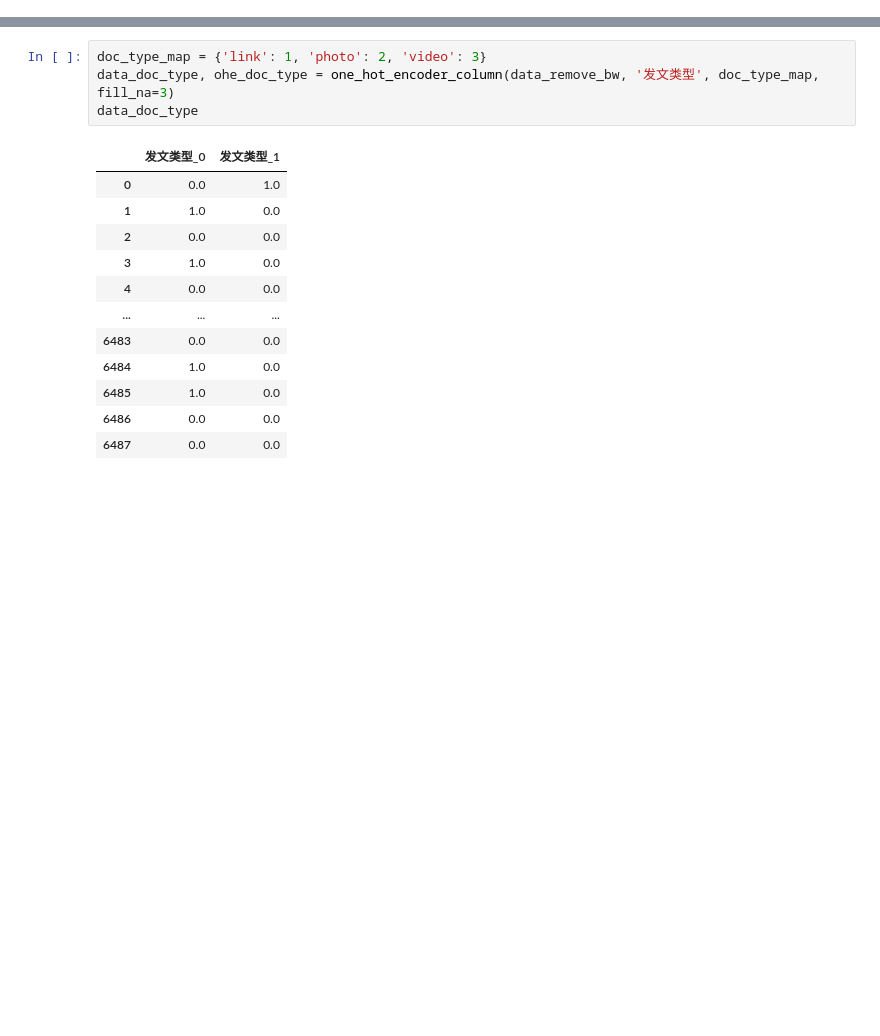
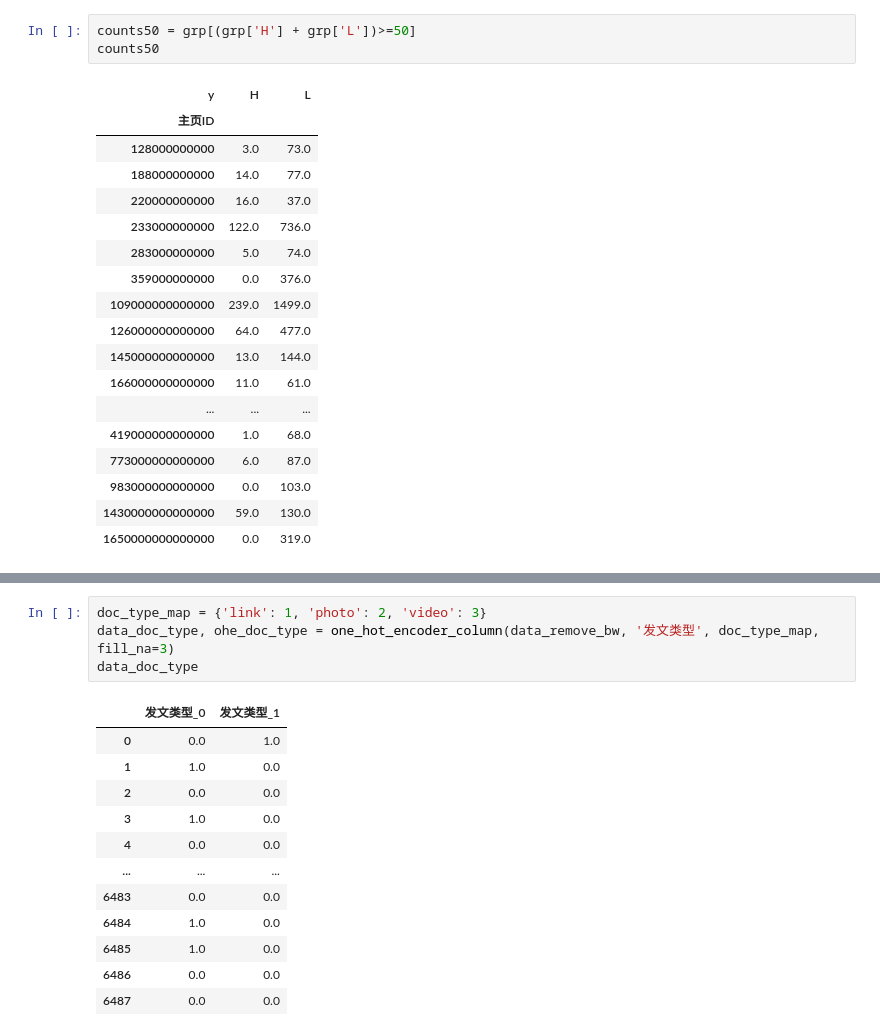
Before and after one commit to ProfFL028/TwilightStruggle, a Jupyter notebook: MachineLearning/practice/1_feature_selection2.ipynb, the cells around one changed output, grey strips where cells are left out. Cells and saved outputs as stored; diff of their text form; blank space fills up the shorter version.

```diff
--- a/MachineLearning/practice/1_feature_selection2.ipynb
+++ b/MachineLearning/practice/1_feature_selection2.ipynb
@@ -34,3 +62,25 @@ data_remove_bw
 | 6486 | 7827 | 242000000000000 | ETtoday新闻云 | 新闻 | 快、合、作！（ Joe小姐）\n\n蔡依林 Jolin Tsai ... | 蔡依林、GD&T.O.P后台照曝光 甜呼：小爱心主人！ | 娱乐星... | 「呸姊」蔡依林2日晚间出席南韩年度盛事MAMA舞台，她一开低胸紧身... | link | L |
 | 6487 | 7828 | 128000000000 | 天下杂志 | 书籍杂志 | 【联合报】 一个班才2、3个人，大学班级变家教班？\n\n4系注册... | 注册率不到3成 大专67校系快灭顶｜教育｜联合新闻网｜天下杂志 | 教育部昨公布104学年度大专校院各校系注册率，竟有高达67校系注册... | link | L |
 6488 rows × 9 columns
+# %%
+counts50 = grp[(grp['H'] + grp['L'])>=50]
+counts50
+# %% [output]
+| y | H | L |
+| 主页ID |  |  |
+| 128000000000 | 3.0 | 73.0 |
+| 188000000000 | 14.0 | 77.0 |
+| 220000000000 | 16.0 | 37.0 |
+| 233000000000 | 122.0 | 736.0 |
+| 283000000000 | 5.0 | 74.0 |
+| 359000000000 | 0.0 | 376.0 |
+| 109000000000000 | 239.0 | 1499.0 |
+| 126000000000000 | 64.0 | 477.0 |
+| 145000000000000 | 13.0 | 144.0 |
+| 166000000000000 | 11.0 | 61.0 |
+| ... | ... | ... |
+| 419000000000000 | 1.0 | 68.0 |
+| 773000000000000 | 6.0 | 87.0 |
+| 983000000000000 | 0.0 | 103.0 |
+| 1430000000000000 | 59.0 | 130.0 |
+| 1650000000000000 | 0.0 | 319.0 |
```
Also changed, not shown: parts of 20 cells of this notebook, 7 other files.
